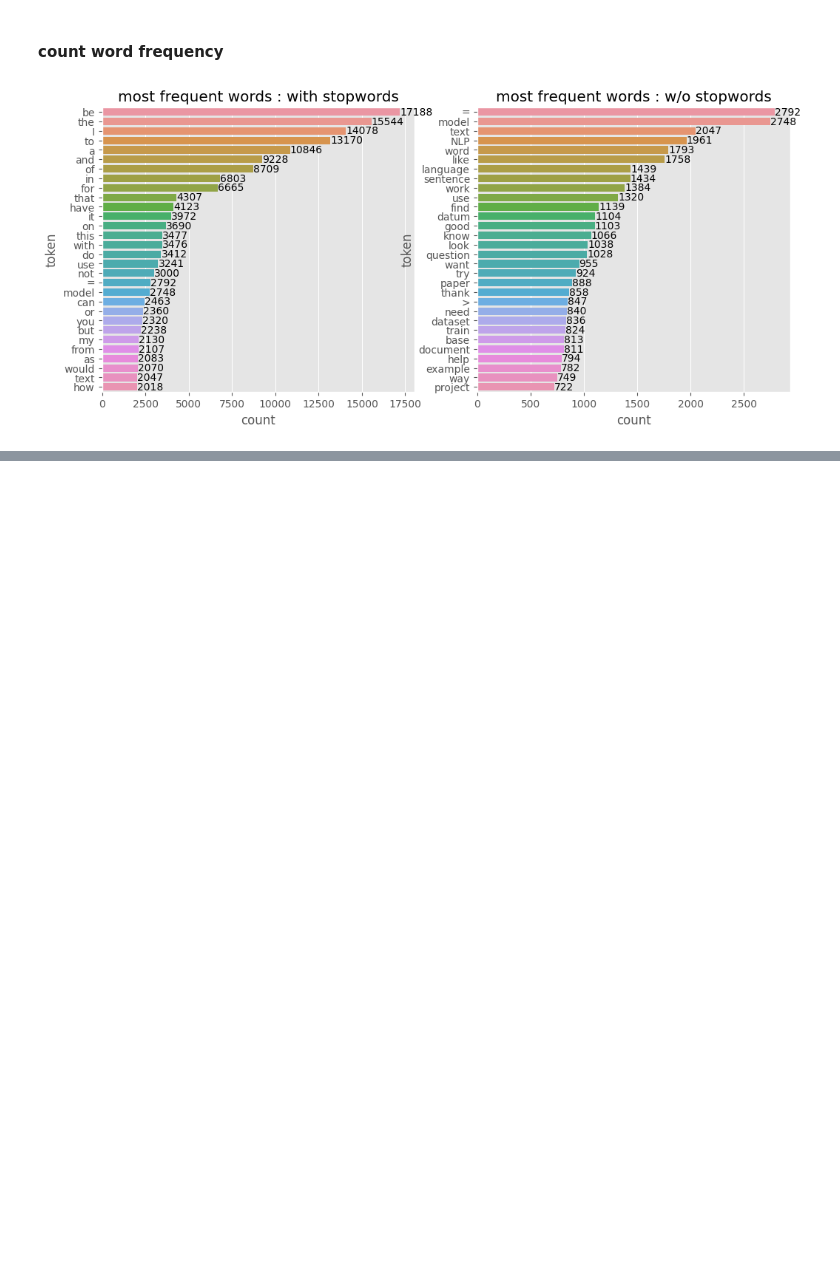
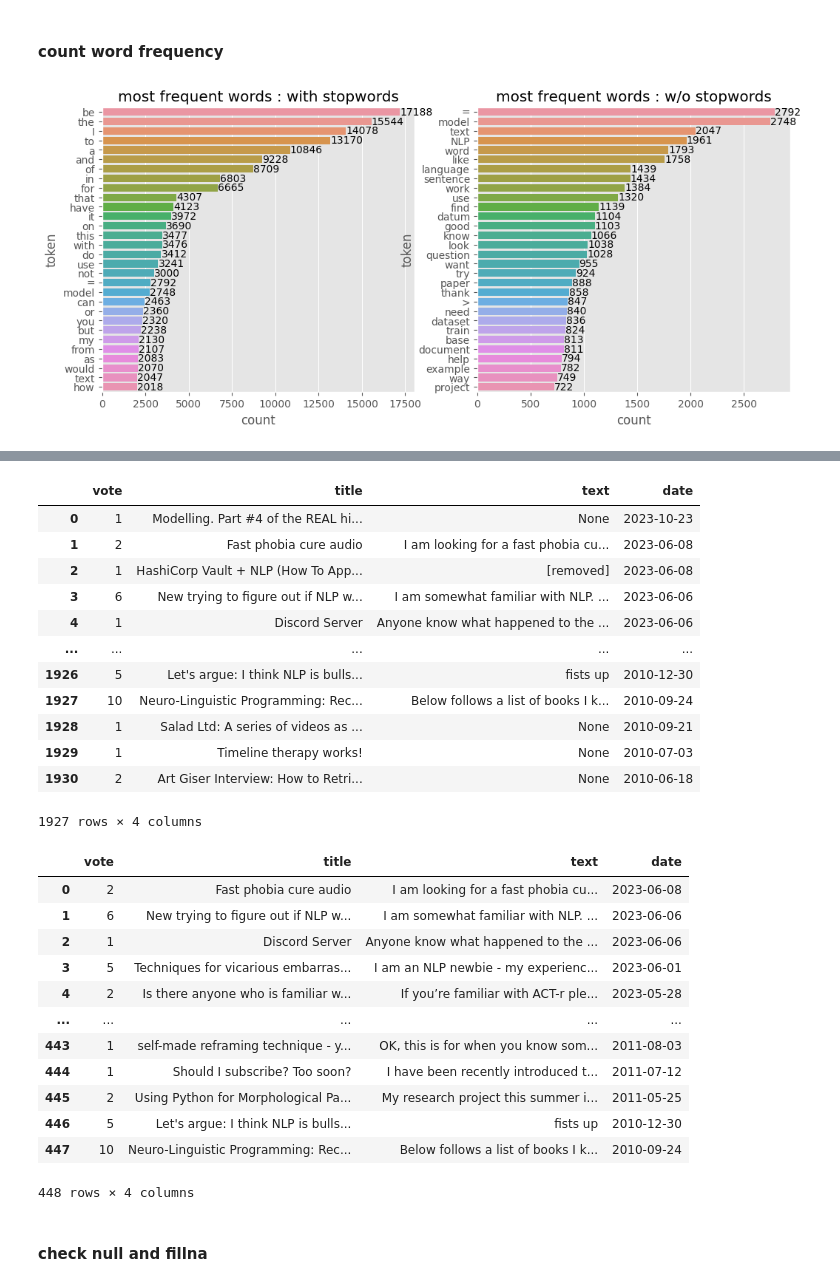
Before and after one commit to nozomiyamada/DSI3, a Jupyter notebook: Project3/code/preprocessing.ipynb, the cells around one changed output, grey strips where cells are left out. Saved outputs shown, nothing was run; the diff lists cells and outputs as text; code cells hidden in the pictures; blank space fills up the shorter version.

```diff
--- a/Project3/code/preprocessing.ipynb
+++ b/Project3/code/preprocessing.ipynb
@@ -174,0 +183,35 @@ plt.title('most frequent words : w/o stopwords');
+# %%
+df = pd.read_json(f'../data/NLP.json').drop_duplicates()
+df_withtext = pd.read_json(f'../data/NLP_withtext.json').drop_duplicates()
+
+display(df) # 1927 records
+display(df_withtext) # 448 records
+# %% [output]
+|  | vote | title | text | date |
+| 0 | 1 | Modelling. Part #4 of the REAL hi... | None | 2023-10-23 |
+| 1 | 2 | Fast phobia cure audio | I am looking for a fast phobia cu... | 2023-06-08 |
+| 2 | 1 | HashiCorp Vault + NLP (How To App... | [removed] | 2023-06-08 |
+| 3 | 6 | New trying to figure out if NLP w... | I am somewhat familiar with NLP. ... | 2023-06-06 |
+| 4 | 1 | Discord Server | Anyone know what happened to the ... | 2023-06-06 |
+| ... | ... | ... | ... | ... |
+| 1926 | 5 | Let's argue: I think NLP is bulls... | fists up | 2010-12-30 |
+| 1927 | 10 | Neuro-Linguistic Programming: Rec... | Below follows a list of books I k... | 2010-09-24 |
+| 1928 | 1 | Salad Ltd: A series of videos as ... | None | 2010-09-21 |
+| 1929 | 1 | Timeline therapy works! | None | 2010-07-03 |
+| 1930 | 2 | Art Giser Interview: How to Retri... | None | 2010-06-18 |
+1927 rows × 4 columns
+|  | vote | title | text | date |
+| 0 | 2 | Fast phobia cure audio | I am looking for a fast phobia cu... | 2023-06-08 |
+| 1 | 6 | New trying to figure out if NLP w... | I am somewhat familiar with NLP. ... | 2023-06-06 |
+| 2 | 1 | Discord Server | Anyone know what happened to the ... | 2023-06-06 |
+| 3 | 5 | Techniques for vicarious embarras... | I am an NLP newbie - my experienc... | 2023-06-01 |
+| 4 | 2 | Is there anyone who is familiar w... | If you’re familiar with ACT-r ple... | 2023-05-28 |
+| ... | ... | ... | ... | ... |
+| 443 | 1 | self-made reframing technique - y... | OK, this is for when you know som... | 2011-08-03 |
+| 444 | 1 | Should I subscribe? Too soon? | I have been recently introduced t... | 2011-07-12 |
+| 445 | 2 | Using Python for Morphological Pa... | My research project this summer i... | 2011-05-25 |
+| 446 | 5 | Let's argue: I think NLP is bulls... | fists up | 2010-12-30 |
+| 447 | 10 | Neuro-Linguistic Programming: Rec... | Below follows a list of books I k... | 2010-09-24 |
+448 rows × 4 columns
+# %% [markdown]
+#### check null and fillna
```
Also changed, not shown: parts of 21 cells of this notebook, 1 other file.
